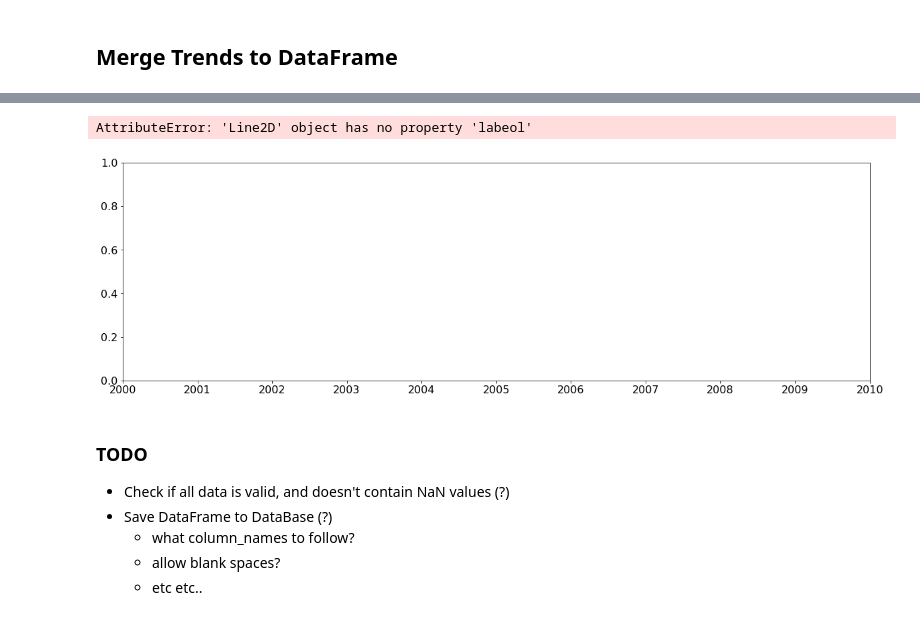
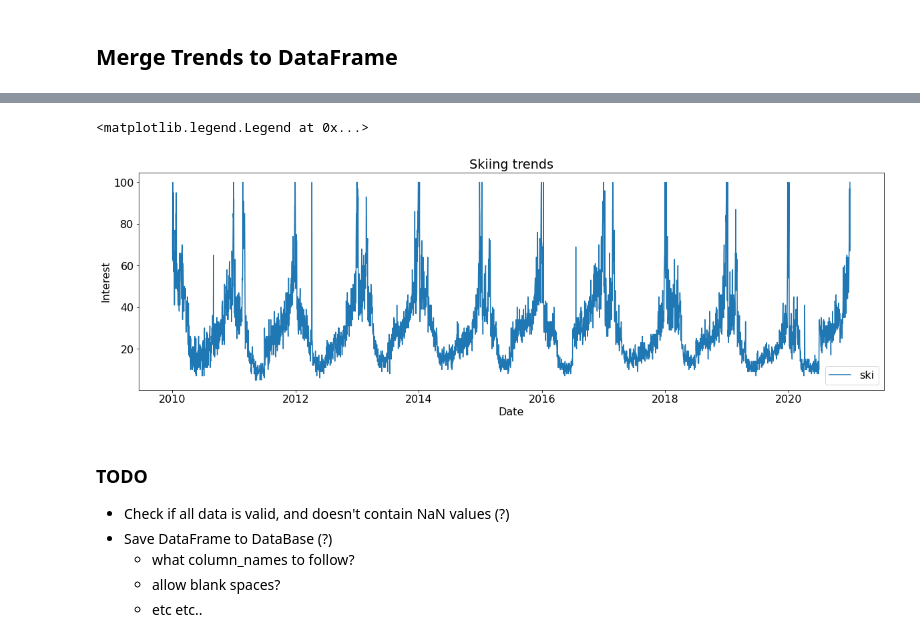
Before and after one commit to andreasoie/bigdata, a Jupyter notebook: development.ipynb, the cells around one changed output, grey strips where cells are left out. Cells and saved outputs as stored; diff of their text form; code cells hidden in the pictures.

```diff
--- a/development.ipynb
+++ b/development.ipynb
@@ -120,11 +120,13 @@ memory usage: 125.6+ KB
 # %%
 plt.figure(figsize=(20, 6))
 plt.plot(ski_trends["date"], ski_trends["ski"], label='ski')
 plt.title("Skiing trends")
+plt.xlabel("Date")
+plt.ylabel("Interest")
 plt.legend()
 # %% [output]
-AttributeError: 'Line2D' object has no property 'labeol'
+<matplotlib.legend.Legend at 0x...>
-[figure, old version]
+[figure, new version]
 # %% [markdown]
 ### TODO
 
```
Also changed, not shown: parts of 5 cells of this notebook, 11 other files.
